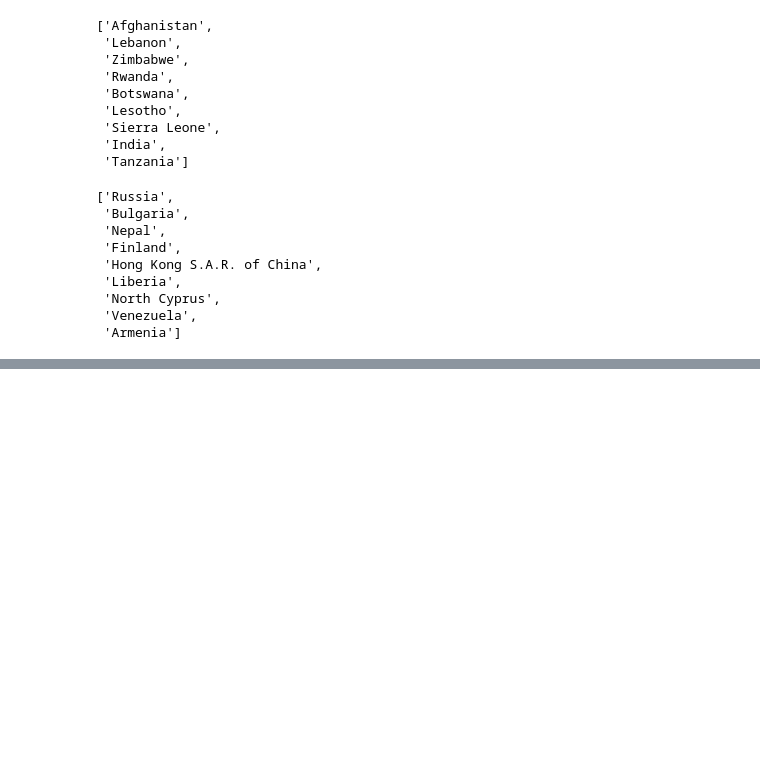
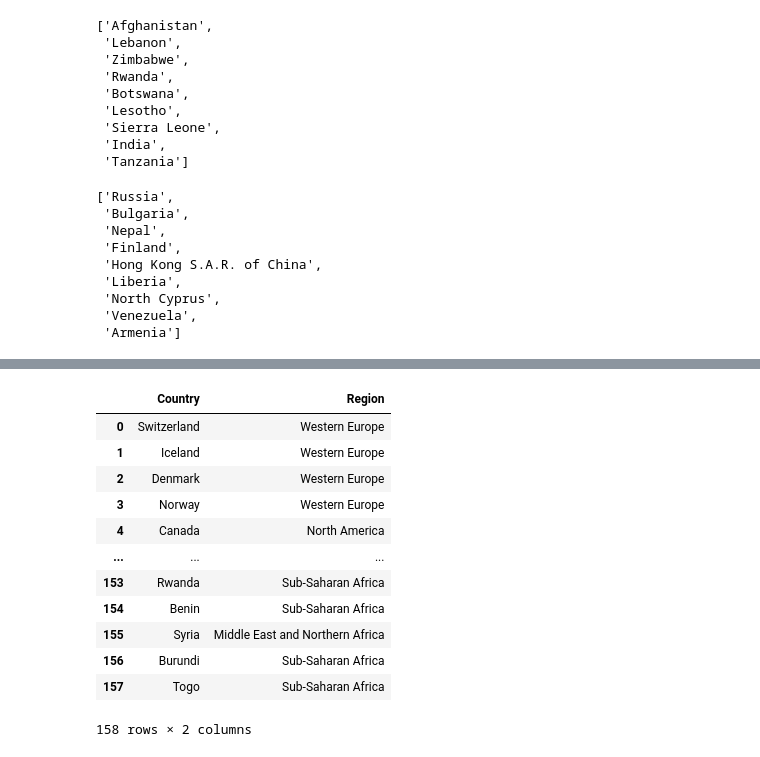
Before and after one commit to zadkhan/BigData_FinalProject, a Jupyter notebook: GlobalMap_Visualization.ipynb, the cells around one changed output, grey strips where cells are left out. Drawn from its saved outputs; the diff is of its cells as text; code cells hidden in the pictures; blank space fills up the shorter version.

```diff
--- a/GlobalMap_Visualization.ipynb
+++ b/GlobalMap_Visualization.ipynb
@@ -208,0 +208,21 @@ get_largest_9()
+# %%
+# Adding continents for happy_df
+df_2015 = pd.read_csv("2015.csv")
+df_2015 = df_2015.iloc[:, :2]
+#df_2015["Region"] = df_2015["Region"].replace("Sub-Saharan Africa", "Africa")
+#df_2015["Region"] = df_2015["Region"].replace("Western Europe", "Europe")
+df_2015
+# %% [output]
+|  | Country | Region |
+| 0 | Switzerland | Western Europe |
+| 1 | Iceland | Western Europe |
+| 2 | Denmark | Western Europe |
+| 3 | Norway | Western Europe |
+| 4 | Canada | North America |
+| ... | ... | ... |
+| 153 | Rwanda | Sub-Saharan Africa |
+| 154 | Benin | Sub-Saharan Africa |
+| 155 | Syria | Middle East and Northern Africa |
+| 156 | Burundi | Sub-Saharan Africa |
+| 157 | Togo | Sub-Saharan Africa |
+158 rows × 2 columns
```
Also changed, not shown: parts of 15 cells of this notebook.
